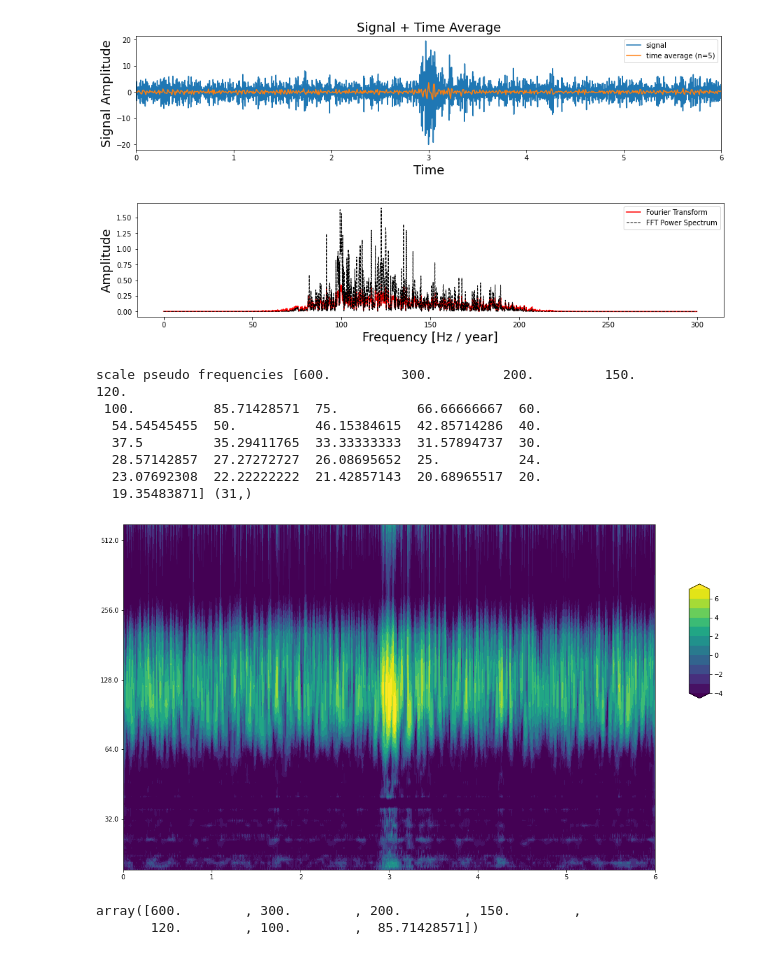
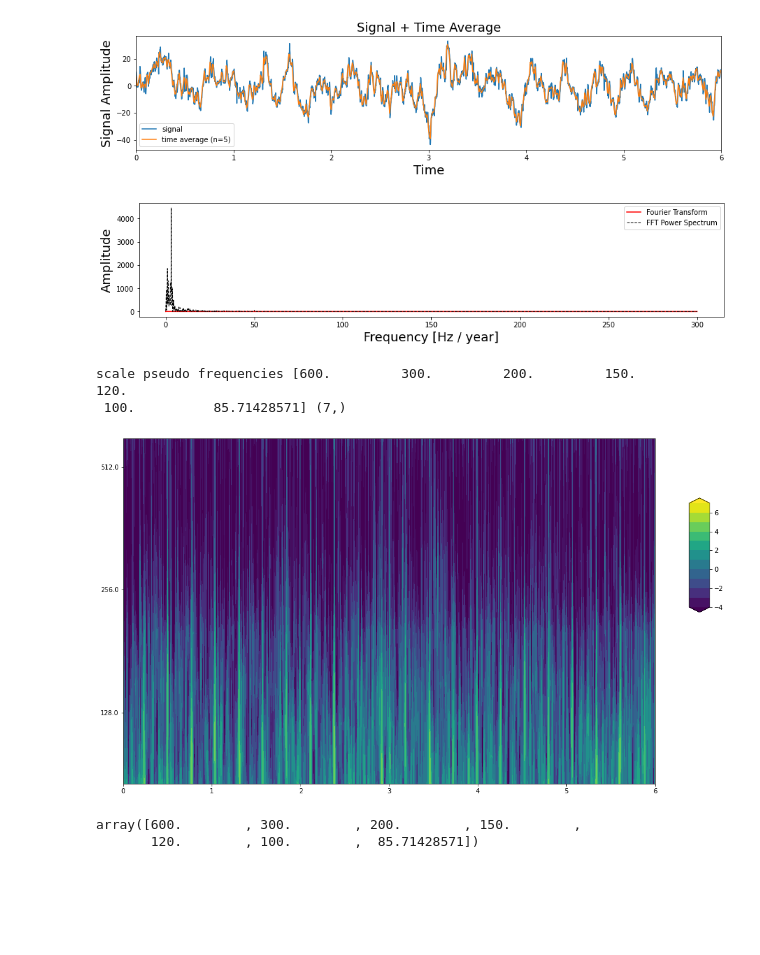
Before and after one commit to genzellab/ripple-classifier, a Jupyter notebook: plots.ipynb, the cells around one changed output. Saved outputs shown, nothing was run; the diff lists cells and outputs as text; code cells hidden in the pictures; blank space fills up the shorter version.

```diff
--- a/plots.ipynb
+++ b/plots.ipynb
@@ -11,6 +11,6 @@ import pywt
 # read .mat file
 from scipy.io import loadmat
 mat = loadmat('data/HPCpyra_events.mat')
-# mat = loadmat('data/PFCshal_events.mat')
+mat = loadmat('data/PFCshal_events.mat')
 mat.keys()
 # %% [output]
@@ -18,5 +18,5 @@ dict_keys(['__header__', '__version__', '__globals__', 'HPCpyra_complex_swr_veh'
 # %%
-dataset = 'HPCpyra_complex_swr_veh'
+dataset = 'PFCshal_complex_swr_veh'
 y, sr = mat[dataset][0] , 600
 
 spec = np.abs(librosa.stft(y,))
@@ -147,43 +147,38 @@ def get_ave_values(xvalues, yvalues, n = 5):
     if signal_length % n == 0:
         padding_length = 0
     else:
         padding_length = n - signal_length//n % n
     xarr = np.array(xvalues)
     yarr = np.array(yvalues)
     xarr.resize(signal_length//n, n)
     yarr.resize(signal_length//n, n)
     xarr_reshaped = xarr.reshape((-1,n))
     yarr_reshaped = yarr.reshape((-1,n))
     x_ave = xarr_reshaped[:,0]
     y_ave = np.nanmean(yarr_reshaped, axis=1)
     return x_ave, y_ave
 
 
 df, sr= pd.DataFrame(mat[dataset][0]), 600
 N = df.shape[0]
 t0=0
 dt=1/sr
 time = np.arange(0, N) * dt + t0
 signal = df.values.squeeze()
 
-scales = np.arange(1, 32)
+scales = np.arange(1, 8)
 
 
 plot_signal_plus_average(time, signal)
 plot_fft_plus_power(time, signal)
 # plot_wavelet(time, signal, scales)
 plot_wavelet_freq(time, signal, scales,waveletname='cmor1.5-1.0',cmap=None)
 # %% [output]
-[figure, old version]
+[figure, new version]
-[figure, old version]
+[figure, new version]
 scale pseudo frequencies [600.         300.         200.         150.         120.
- 100.          85.71428571  75.          66.66666667  60.
-  54.54545455  50.          46.15384615  42.85714286  40.
-  37.5         35.29411765  33.33333333  31.57894737  30.
-  28.57142857  27.27272727  26.08695652  25.          24.
-  23.07692308  22.22222222  21.42857143  20.68965517  20.
-  19.35483871] (31,)
+ 100.          85.71428571] (7,)
-[figure, old version]
+[figure, new version]
 # %%
 #check relation between scales and frequencies
 pywt.scale2frequency('cmor1.5-1.0',np.arange(1, 32))/dt
```
Also changed, not shown: parts of 2 cells of this notebook, 2 other files.
